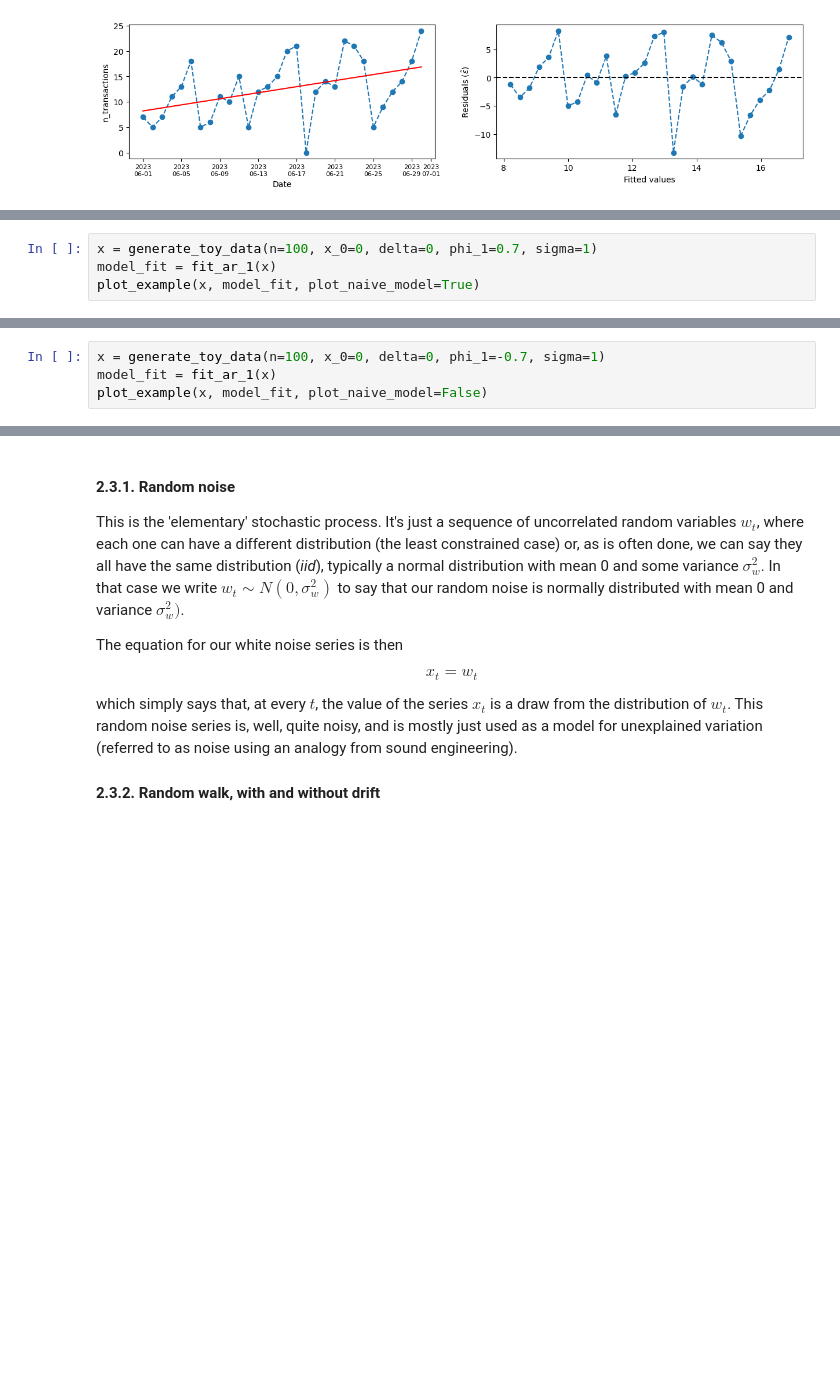
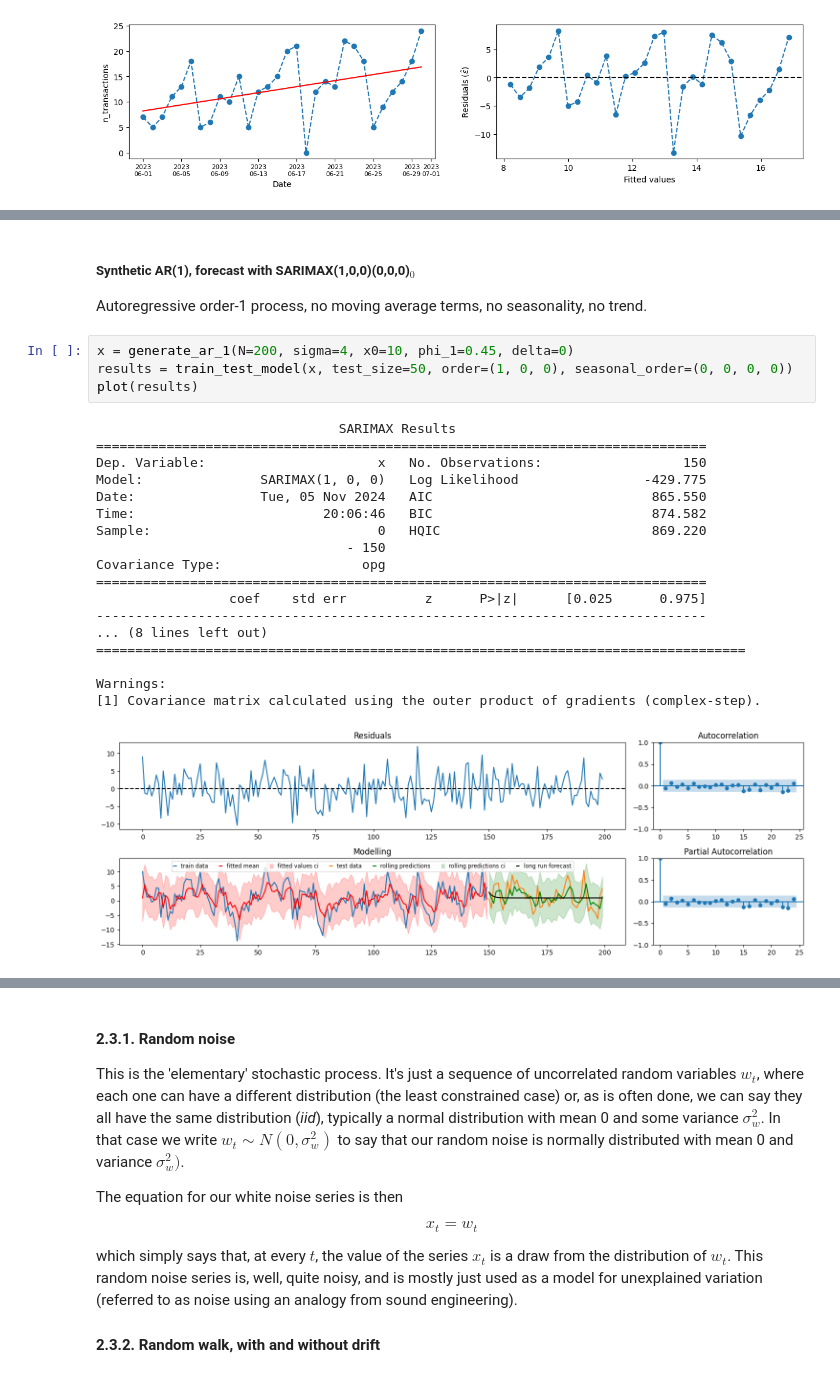
Before and after one commit to robetatis/study_notes_ml, a Jupyter notebook: time_series.ipynb, the cells around one changed output, grey strips where cells are left out. Saved outputs shown, nothing was run; the diff lists cells and outputs as text; blank space fills up the shorter version.

```diff
--- a/time_series.ipynb
+++ b/time_series.ipynb
@@ -151,4 +92,0 @@ In this example, the fitting algorithm was able to find good estimates for the p
-# %%
-x = generate_toy_data(n=100, x_0=0, delta=0, phi_1=0.7, sigma=1)
-model_fit = fit_ar_1(x)
-plot_example(x, model_fit, plot_naive_model=True)
@@ -159,4 +92,0 @@ For comparison, here's an example with the same parameter set as above, but with
-# %%
-x = generate_toy_data(n=100, x_0=0, delta=0, phi_1=-0.7, sigma=1)
-model_fit = fit_ar_1(x)
-plot_example(x, model_fit, plot_naive_model=False)
@@ -164,0 +200,27 @@ plot_example(x, model_fit, plot_naive_model=False)
+# %% [markdown]
+##### **Synthetic AR(1), forecast with SARIMAX(1,0,0)(0,0,0)$_0$**
+
+Autoregressive order-1 process, no moving average terms, no seasonality, no trend.
+# %%
+x = generate_ar_1(N=200, sigma=4, x0=10, phi_1=0.45, delta=0)
+results = train_test_model(x, test_size=50, order=(1, 0, 0), seasonal_order=(0, 0, 0, 0))
+plot(results)
+# %% [output]
+                               SARIMAX Results
+==============================================================================
+Dep. Variable:                      x   No. Observations:                  150
+Model:               SARIMAX(1, 0, 0)   Log Likelihood                -429.775
+Date:                Tue, 05 Nov 2024   AIC                            865.550
+Time:                        20:06:46   BIC                            874.582
+Sample:                             0   HQIC                           869.220
+                                - 150
+Covariance Type:                  opg
+==============================================================================
+                 coef    std err          z      P>|z|      [0.025      0.975]
+------------------------------------------------------------------------------
+... (8 lines left out)
+===================================================================================
+
+Warnings:
+[1] Covariance matrix calculated using the outer product of gradients (complex-step).
+[figure, added]
```
Also changed, not shown: parts of 11 cells of this notebook, 1 other file.
